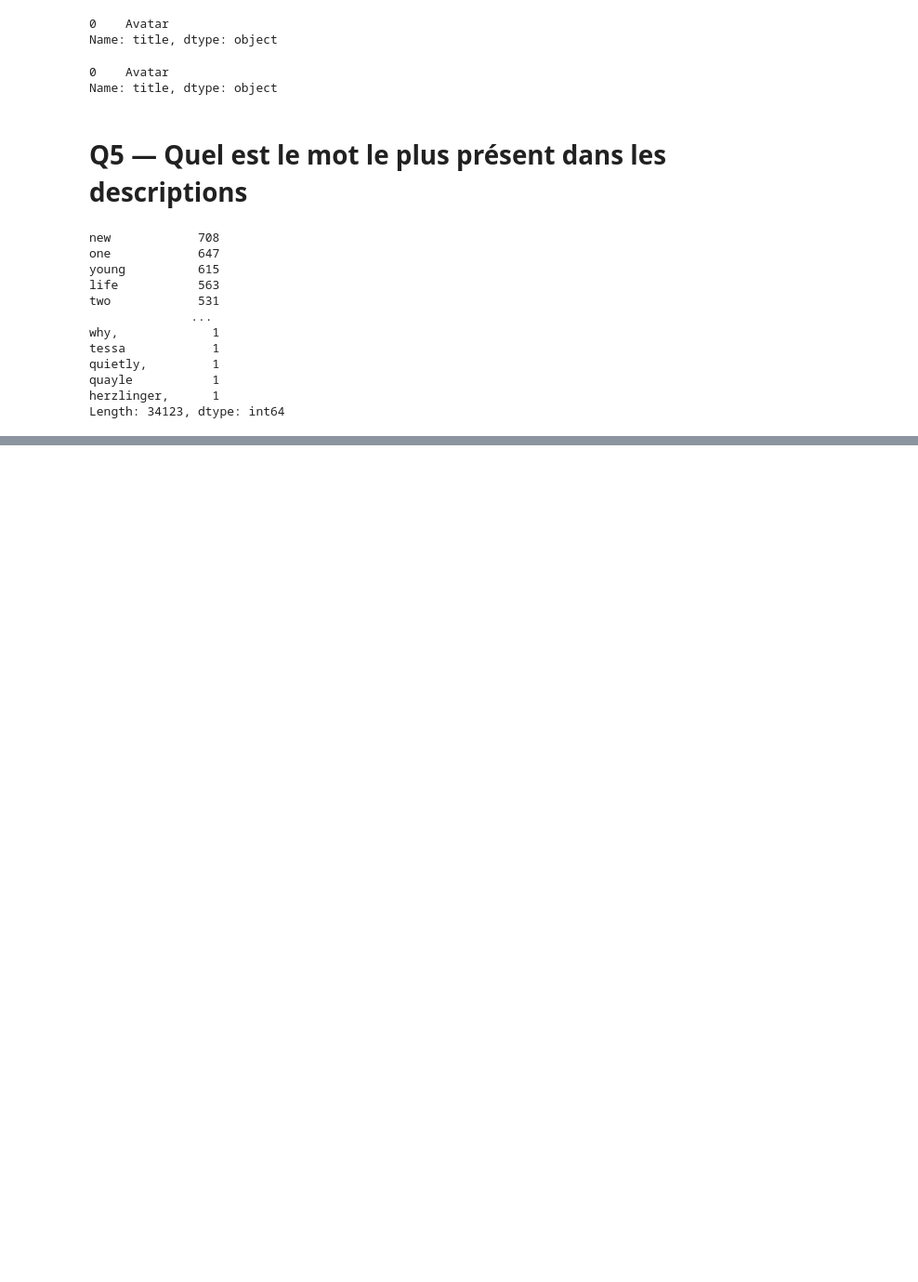
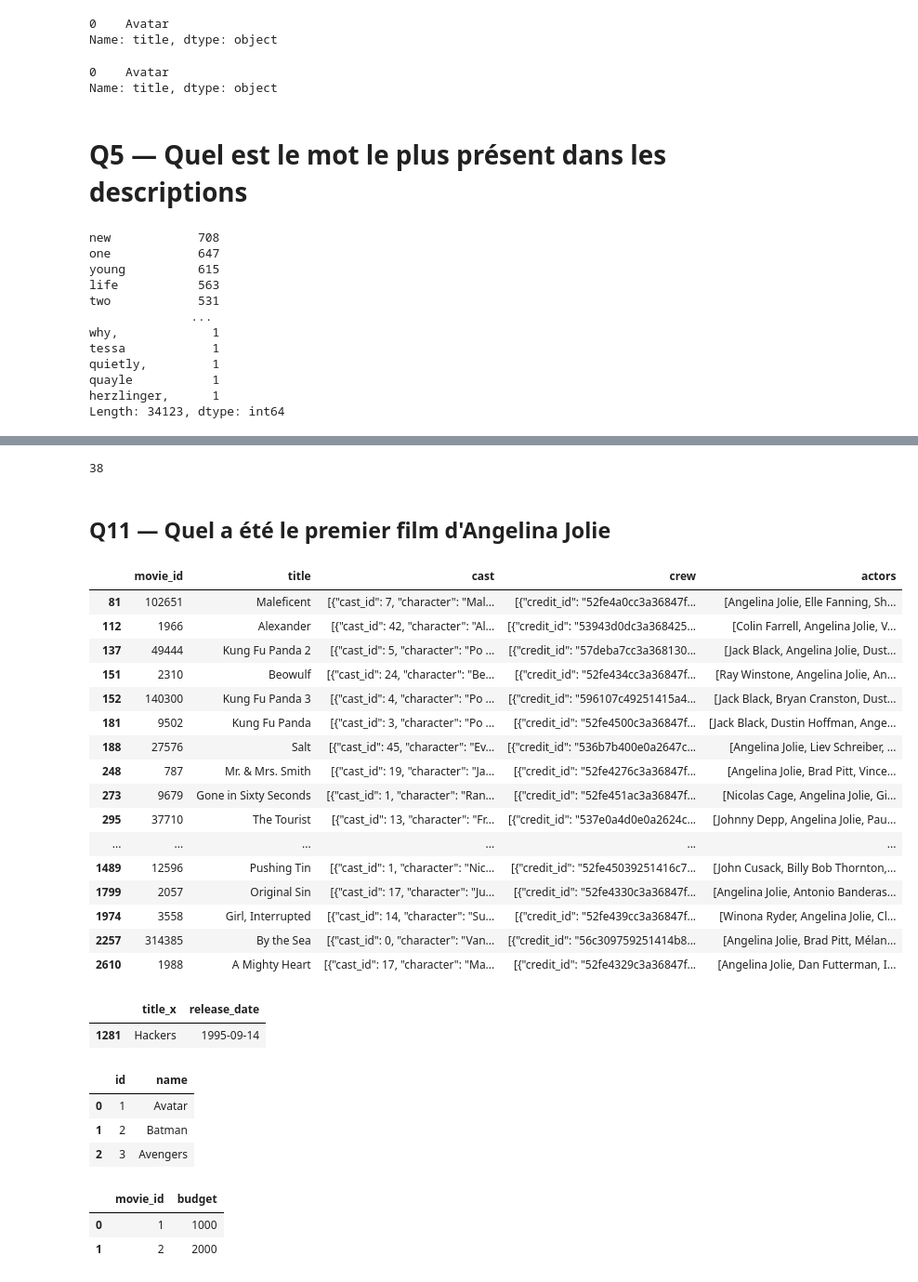
Before and after one commit to Bl3f/amse2022, a Jupyter notebook: Groupe B/Day 3 — TMDB.ipynb, the cells around one changed output, grey strips where cells are left out. Shown at 93% size. Cells and saved outputs as stored; diff of their text form; code cells hidden in the pictures; blank space fills up the shorter version.

```diff
--- a/Groupe B/Day 3 — TMDB.ipynb
+++ b/Groupe B/Day 3 — TMDB.ipynb
@@ -126,0 +149,2 @@ Length: 34123, dtype: int64
+# %%
+s = '{"cast_id": 242, "character": "Jake Sully"}'
@@ -126,0 +156,2 @@ Length: 34123, dtype: int64
+# %%
+json.loads(credits["cast"][0])
@@ -126,0 +249,35 @@ Length: 34123, dtype: int64
+# %%
+credits["actors"] = credits["cast"] \
+    .apply(json.loads) \
+    .apply(lambda x: [actor["name"] for actor in x])
+#   ^--- ici on boucle sur les éléments de la liste et on garde
+#        seulement le `name` de l'acteur
+# %%
+len(credits[credits["actors"].apply(lambda x: "Brad Pitt" in x)])
+# %% [output]
+38
+# %% [markdown]
+## Q11 — Quel a été le premier film d'Angelina Jolie
+# %%
+credits[credits["cast"].str.contains("Angelina Jolie")]
+
+# on doit faire une jointure entre credits et movies
+# en utilisant la colonne movie_id
+# %% [output]
+|  | movie_id | title | cast | crew | actors |
+| 81 | 102651 | Maleficent | [{"cast_id": 7, "character": "Mal... | [{"credit_id": "52fe4a0cc3a36847f... | [Angelina Jolie, Elle Fanning, Sh... |
+| 112 | 1966 | Alexander | [{"cast_id": 42, "character": "Al... | [{"credit_id": "53943d0dc3a368425... | [Colin Farrell, Angelina Jolie, V... |
+| 137 | 49444 | Kung Fu Panda 2 | [{"cast_id": 5, "character": "Po ... | [{"credit_id": "57deba7cc3a368130... | [Jack Black, Angelina Jolie, Dust... |
+| 151 | 2310 | Beowulf | [{"cast_id": 24, "character": "Be... | [{"credit_id": "52fe434cc3a36847f... | [Ray Winstone, Angelina Jolie, An... |
+| 152 | 140300 | Kung Fu Panda 3 | [{"cast_id": 4, "character": "Po ... | [{"credit_id": "596107c49251415a4... | [Jack Black, Bryan Cranston, Dust... |
+| 181 | 9502 | Kung Fu Panda | [{"cast_id": 3, "character": "Po ... | [{"credit_id": "52fe4500c3a36847f... | [Jack Black, Dustin Hoffman, Ange... |
+| 188 | 27576 | Salt | [{"cast_id": 45, "character": "Ev... | [{"credit_id": "536b7b400e0a2647c... | [Angelina Jolie, Liev Schreiber, ... |
+| 248 | 787 | Mr. & Mrs. Smith | [{"cast_id": 19, "character": "Ja... | [{"credit_id": "52fe4276c3a36847f... | [Angelina Jolie, Brad Pitt, Vince... |
+| 273 | 9679 | Gone in Sixty Seconds | [{"cast_id": 1, "character": "Ran... | [{"credit_id": "52fe451ac3a36847f... | [Nicolas Cage, Angelina Jolie, Gi... |
+| 295 | 37710 | The Tourist | [{"cast_id": 13, "character": "Fr... | [{"credit_id": "537e0a4d0e0a2624c... | [Johnny Depp, Angelina Jolie, Pau... |
+| ... | ... | ... | ... | ... | ... |
+| 1489 | 12596 | Pushing Tin | [{"cast_id": 1, "character": "Nic... | [{"credit_id": "52fe45039251416c7... | [John Cusack, Billy Bob Thornton,... |
+| 1799 | 2057 | Original Sin | [{"cast_id": 17, "character": "Ju... | [{"credit_id": "52fe4330c3a36847f... | [Angelina Jolie, Antonio Banderas... |
+| 1974 | 3558 | Girl, Interrupted | [{"cast_id": 14, "character": "Su... | [{"credit_id": "52fe439cc3a36847f... | [Winona Ryder, Angelina Jolie, Cl... |
+| 2257 | 314385 | By the Sea | [{"cast_id": 0, "character": "Van... | [{"credit_id": "56c309759251414b8... | [Angelina Jolie, Brad Pitt, Mélan... |
+| 2610 | 1988 | A Mighty Heart | [{"cast_id": 17, "character": "Ma... | [{"credit_id": "52fe4329c3a36847f... | [Angelina Jolie, Dan Futterman, I... |
@@ -126,0 +286,6 @@ Length: 34123, dtype: int64
+# %%
+joined[joined["cast"].str.contains("Angelina Jolie")] \
+    .sort_values("release_date")[["title_x", "release_date"]].head(1)
+# %% [output]
+|  | title_x | release_date |
+| 1281 | Hackers | 1995-09-14 |
@@ -126,0 +295,13 @@ Length: 34123, dtype: int64
+# %%
+A
+# %% [output]
+|  | id | name |
+| 0 | 1 | Avatar |
+| 1 | 2 | Batman |
+| 2 | 3 | Avengers |
+# %%
+B
+# %% [output]
+|  | movie_id | budget |
+| 0 | 1 | 1000 |
+| 1 | 2 | 2000 |
```
Also changed, not shown: parts of 28 cells of this notebook, 1 other file.
